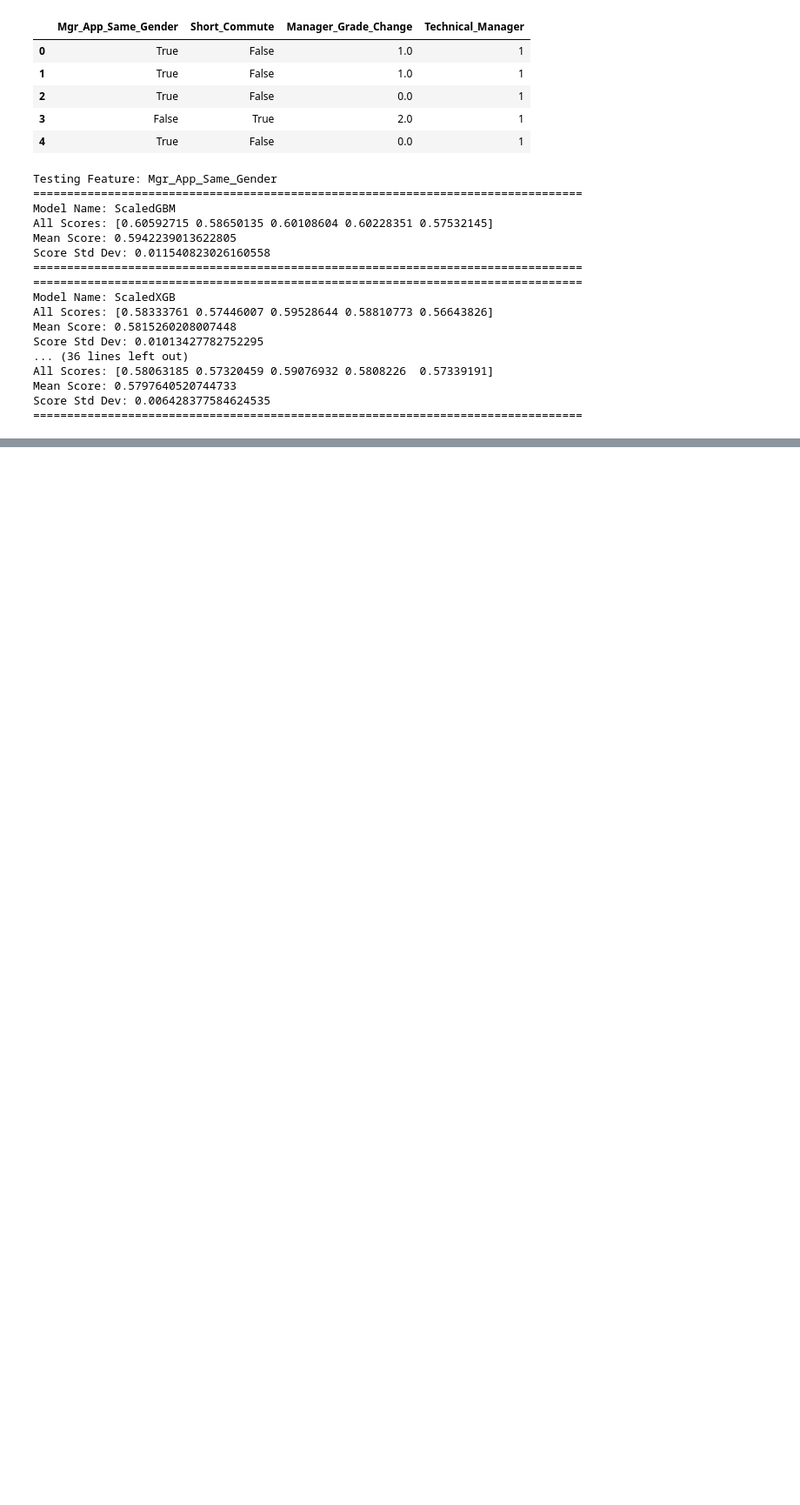
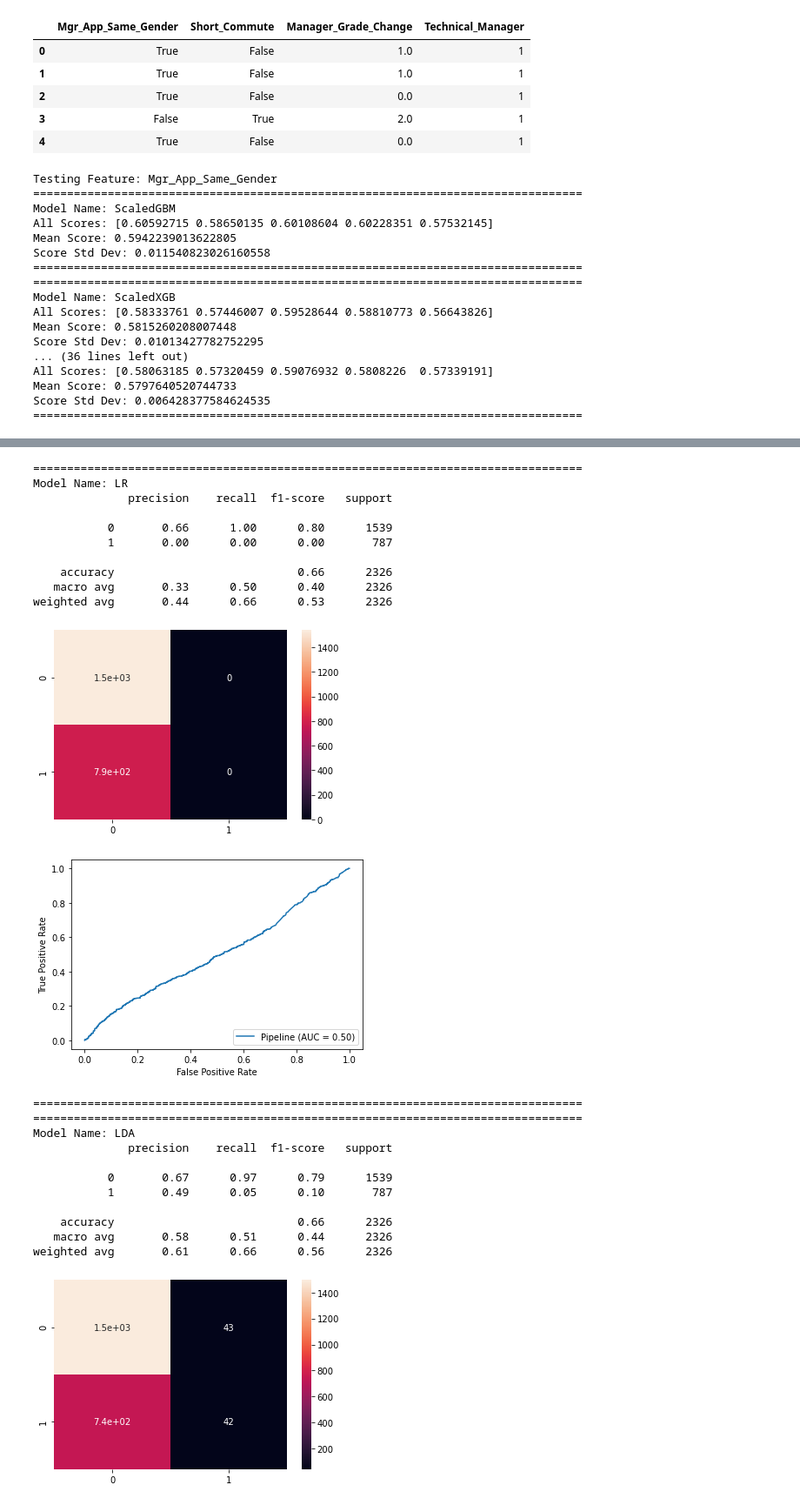
Before and after one commit to mattlegro/Fractal-Training-Capstone, a Jupyter notebook: EDA.ipynb, the cells around one changed output, grey strips where cells are left out. Shown at 87% size. Drawn from its saved outputs; the diff is of its cells as text; code cells hidden in the pictures; blank space fills up the shorter version.

Commit message:
Trying different modeling strategies.

```diff
--- a/EDA.ipynb
+++ b/EDA.ipynb
@@ -1077,0 +1146,10 @@ Score Std Dev: 0.006428377584624535
+# %%
+non_ordinal = ['Applicant_Occupation', 'Applicant_Qualification', 'Manager_Status']
+for column in non_ordinal:
+    for category in train_NaNless_preds[column].value_counts()[train_NaNless_preds[column].value_counts() <= 10].index:
+        train_NaNless_preds[column] = train_NaNless_preds[column].str.replace(category,'Others')
+# %%
+for column in non_ordinal:
+    dummies_train = pd.get_dummies(train_NaNless_preds[column], prefix = column)
+    train_NaNless_preds = pd.concat([train_NaNless_preds, dummies_train], axis = 1)
+    train_NaNless_preds.drop(columns = [column], inplace = True)
@@ -1077,0 +1158,5 @@ Score Std Dev: 0.006428377584624535
+# %%
+ordinal = ['Manager_Joining_Designation','Manager_Current_Designation']
+ordenc2 = OrdinalEncoder()
+ordenc2.fit(train_NaNless_preds[ordinal])
+train_NaNless_preds[ordinal] = ordenc2.transform(train_NaNless_preds[ordinal])
@@ -1077,0 +1165,3 @@ Score Std Dev: 0.006428377584624535
+# %%
+train_NaNless_preds['Manager_YOJ'] = train_NaNless_preds['Manager_DOJ'].dt.year
+train_NaNless_preds = train_NaNless_preds.drop(columns = ['Manager_DOJ'])
@@ -1077,0 +1190,27 @@ Score Std Dev: 0.006428377584624535
+# %%
+evaluate_models(models, train_NaNless_preds, train_NaNless_targ)
+# %% [output]
+=================================================================================
+Model Name: LR
+              precision    recall  f1-score   support
+
+           0       0.66      1.00      0.80      1539
+           1       0.00      0.00      0.00       787
+
+    accuracy                           0.66      2326
+   macro avg       0.33      0.50      0.40      2326
+weighted avg       0.44      0.66      0.53      2326
+[figure, added]
+[figure, added]
+=================================================================================
+=================================================================================
+Model Name: LDA
+              precision    recall  f1-score   support
+
+           0       0.67      0.97      0.79      1539
+           1       0.49      0.05      0.10       787
+
+    accuracy                           0.66      2326
+   macro avg       0.58      0.51      0.44      2326
+weighted avg       0.61      0.66      0.56      2326
+[figure, added]
```
Also changed, not shown: parts of 39 cells of this notebook.
